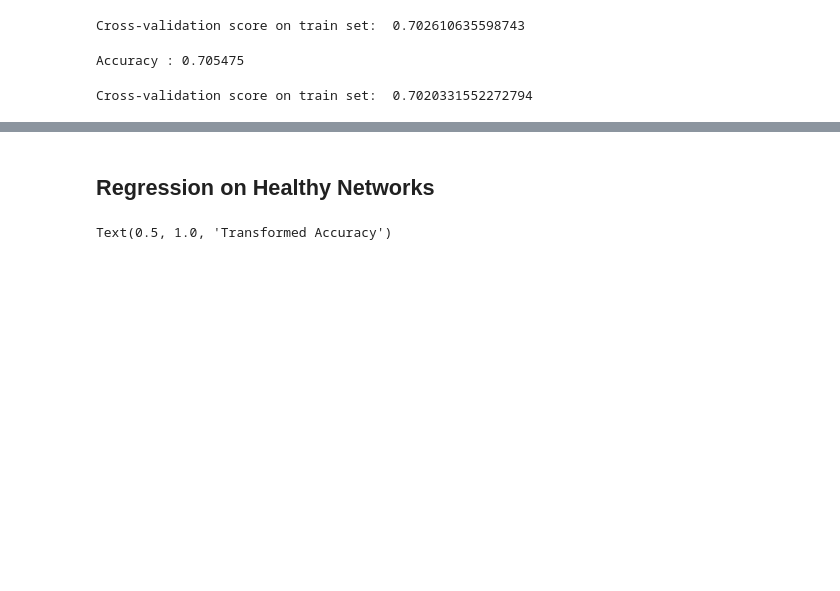
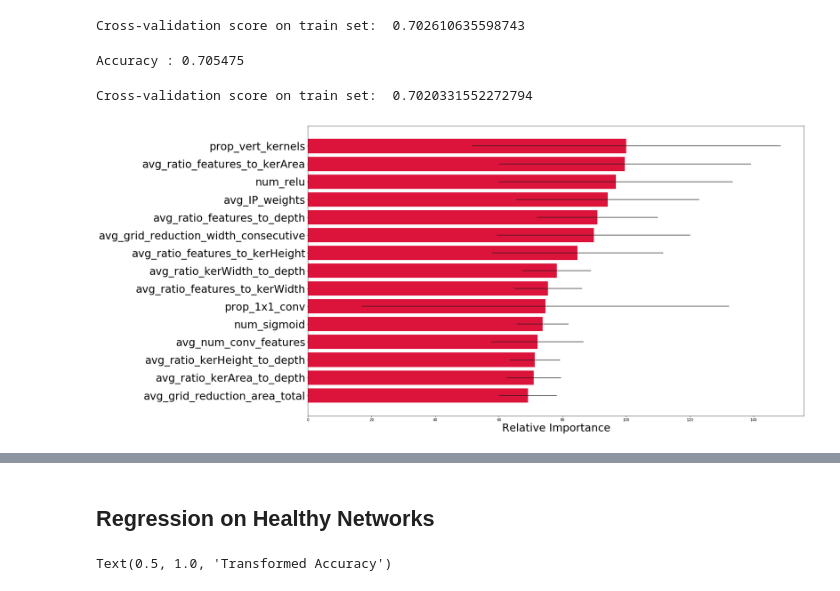
Before and after one commit to Duchstf/CNN-Architectural-Analysis, a Jupyter notebook: MINERvA-Hadron-Multiplicity/Code/HM_Analysis.ipynb, the cells around one changed output, grey strips where cells are left out. Saved outputs shown, nothing was run; the diff lists cells and outputs as text; code cells hidden in the pictures; blank space fills up the shorter version.

Commit message:
Update Feature Importance for Random Forest and Extremely Randomized Tree

```diff
--- a/MINERvA-Hadron-Multiplicity/Code/HM_Analysis.ipynb
+++ b/MINERvA-Hadron-Multiplicity/Code/HM_Analysis.ipynb
@@ -61,5 +67,5 @@ from sklearn.model_selection import cross_val_score
 # %%
-df = pd.read_csv("/Users/duc_hoang/Box Sync/Fermilab Summer Research/Analysis_Scripts/Main data-hadron multiplicity/Hadron_multiplicity_features.csv",
+df = pd.read_csv("/Users/duc_hoang/Box Sync/Fermilab Summer Research/CNN-Architectural-Analysis/MINERvA-Hadron-Multiplicity/Data/Hadron_multiplicity_features.csv",
                   index_col = 0)
 # %%
 #Drop nan value
@@ -188,0 +193,29 @@ Cross-validation score on train set:  0.7020331552272794
+# %%
+#Extract important features in random forest
+feature_importance1 = rf.feature_importances_
+
+# Compute the standard deviation
+std1 = np.std([tree.feature_importances_ for tree in rf.estimators_], axis=0)
+
+#scale the std first
+std1 = 100.0 * (std1/ feature_importance1.max())
+
+# make importances relative to max importance
+feature_importance1 = 100.0 * (feature_importance1 / feature_importance1.max())
+
+features_importance_rf1 = pd.DataFrame({'Feature':X.columns,'Importance':feature_importance1, "Error":std1})
+
+Sorted_Features_importance_rf1 = features_importance_rf1.sort_values(by=['Importance'])
+
+#Just show the first 15 most important features
+toShow_15_1 = Sorted_Features_importance_rf1.iloc[-15:,:]
+
+pos = np.arange(toShow_15_1.shape[0]) + .5
+
+fig = plt.figure(figsize = [25,15])
+plt.barh(pos, toShow_15_1['Importance'], align='center', xerr = toShow_15_1['Error'], color = "crimson")
+plt.yticks(pos, toShow_15_1['Feature'], fontsize = 30)
+plt.xlabel('Relative Importance', fontsize = 30)
+plt.show()
+# %% [output]
+[figure, added]
```
Also changed, not shown: parts of 3 cells of this notebook.
